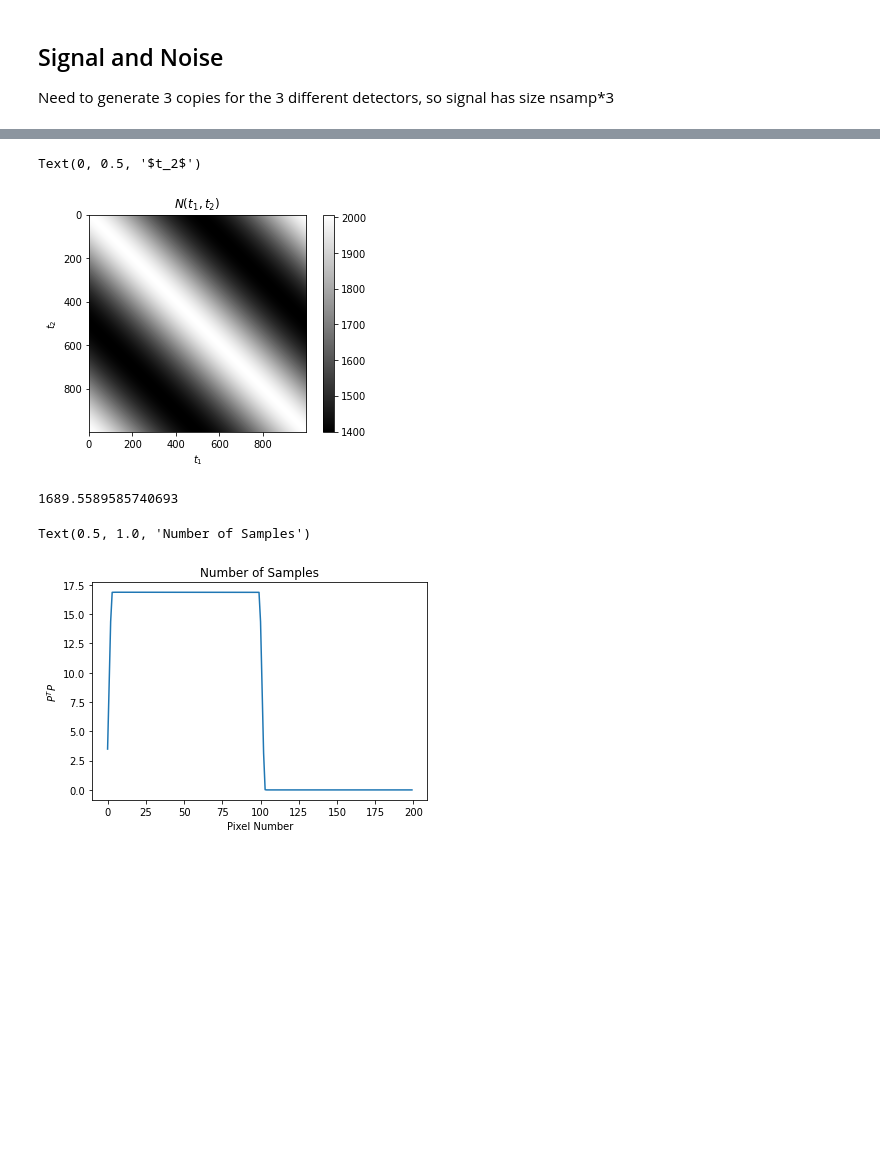
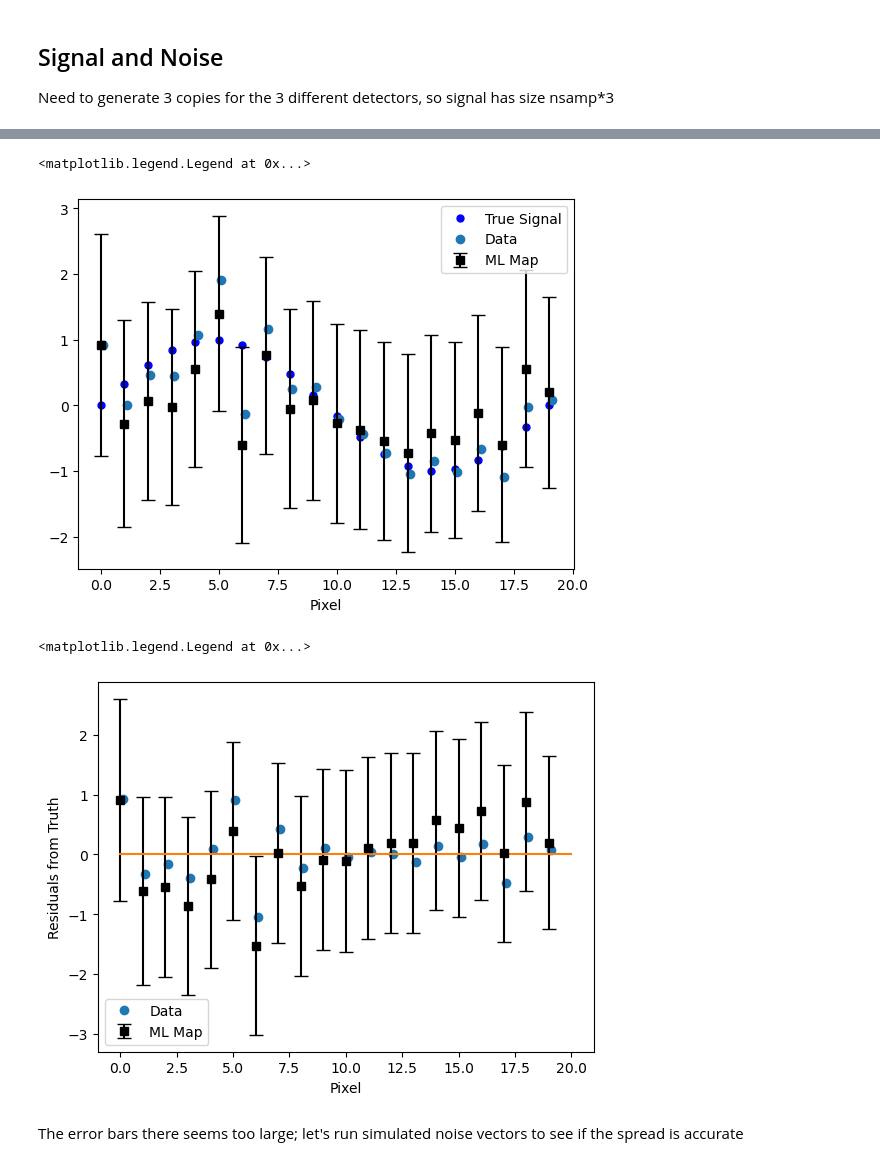
Before and after one commit to dodelson/SPT, a Jupyter notebook: Naess.ipynb, the cells around one changed output, grey strips where cells are left out. Cells and saved outputs as stored; diff of their text form; code cells hidden in the pictures; blank space fills up the shorter version.

```diff
--- a/Naess.ipynb
+++ b/Naess.ipynb
@@ -257,30 +257,34 @@ so if one pixel has large noise so will all the others and all will give a simil
 import numpy as np
 
 # Define simulation parameters
-nsamp = 1000  # Number of time samples
-npix = 200   # Number of sky pixels
+nsamp = 100  # Number of time samples
+npix = 20  # Number of sky pixels
 N_det = 3    # Number of detectors
 det_spacing = 1  # Separation between detectors in pixels
 sigma = 0.5  # Beam width in pixel units
 
 # Simulated pointing locations for the first detector
-pix = np.linspace(0, 100, nsamp)  # Example: Detector sweeps across pixels
-signal=np.zeros(nsamp*N_det)
+location = np.linspace(0, npix, nsamp)  # Example: Detector sweeps across pixels
 # Extend to multiple detectors (each shifted by det_spacing)
 detector_offsets = np.arange(N_det) * det_spacing  # Offsets for each detector
 
 # Initialize the pointing matrix with multiple detectors
 Pw = np.zeros((nsamp * N_det, npix))
 
+eps = 1e-12  # Small value to prevent division by zero
 # Fill the pointing matrix
 for d, offset in enumerate(detector_offsets):  # Loop over detectors
-    for i, p in enumerate(pix):  # Loop over time samples
+    for i, p in enumerate(location):  # Loop over time samples
         index = i + d * nsamp  # New index for multiple detectors
         for j in range(npix):  # Loop over sky pixels
             Pw[index, j] = np.exp(-0.5 * ((p + offset - j) / sigma) ** 2)  # Gaussian weight
-            THIS MIGHT BE WRONG; need to put in offset signal
-            signal[index] = np.sin(2*np.pi*pix[i]/npix)
-        Pw[index, :] /= np.sum(Pw[index, :])  # Normalize row to sum to 1
+        row_sum = np.sum(Pw[index, :])
+        if row_sum > 0:  # Only normalize if row sum is nonzero
+            Pw[index, :] /= row_sum
+        else:
+            print(f"Warning: Row {index} has all zeros and cannot be normalized.")
+        #Pw[index, :] /= (np.sum(Pw[index, :]) + eps)  # Add small constant
+# Normalize row to sum to 1
 
 # Pw now has shape (nsamp * N_det, npix), meaning all detectors are included
 # %% [markdown]
@@ -301,6 +328,6 @@ print(F[0,0],F[99,99])
 # %%
-#plt.plot(pix,signal[:nsamp])
-#plt.plot(pix,signal[nsamp:2*nsamp])
-plt.plot(pix,signal[2*nsamp:])
+data=Pw.dot(signal)+ correlated_noise
+plt.plot(correlated_noise,'o')
+plt.plot(Pw.dot(signal),'x')
 # %% [output]
 [<matplotlib.lines.Line2D at 0x...>]
@@ -308,23 +337,29 @@ plt.plot(pix,signal[2*nsamp:])
 # %%
-plt.imshow(np.linalg.inv(F), cmap='gray')  # Use 'gray' for grayscale images, or other colormaps
-plt.colorbar()  # Add a colorbar to show the value mapping
-plt.title('$N(t_1,t_2)$')
-plt.xlabel('$t_1$')
-plt.ylabel('$t_2$')
+## Plot
+#signal_map = np.linalg.solve((Pw.T.dot(Pw)), Pw.dot(signal)) ## Solves P^TP (map) = P^T signal
+data_map = np.linalg.solve((Pw.T.dot(Pw)), Pw.T.dot(data)) ## Solves P^TP (map) = P^T data
+data_map_ml = np.linalg.solve((Pw.T.dot(F).dot(Pw)),Pw.T.dot(F.dot(data)))
+plt.plot(range(npix),signal,'ob',ms=5,label='True Signal')
+plt.plot(np.arange(0,npix)+.1,data_map,'o',label='Data')
+error=np.sqrt(np.diag(np.linalg.inv(Pw.T.dot(F).dot(Pw))))
+plt.errorbar(range(npix),data_map_ml,yerr=error,fmt='ks',capsize=5,label='ML Map')
+plt.xlabel('Pixel')
+plt.legend()
 # %% [output]
-Text(0, 0.5, '$t_2$')
+<matplotlib.legend.Legend at 0x...>
-[figure, old version]
+[figure, new version]
-# %%
-plt.plot(range(npix),np.diag(Pw.T.dot(Pw)))
-print(np.sum(np.diag(Pw.T.dot(Pw))))
-plt.xlabel('Pixel Number')
-plt.ylabel('$P^TP$')
-plt.title('Number of Samples')
-## The total number of samples is 1000*3=3000; spread across 200 pixels
-## leaves 15 samples per pixel, but since they are weighted some of the weight is lost outside
-## the 200
-# %% [output]
-1689.5589585740693
-Text(0.5, 1.0, 'Number of Samples')
-[figure, removed]
+# %%
+#look at the residuals
+plt.plot(np.arange(0,npix)+.1,data_map-signal,'o',label='Data')
+error=np.sqrt(np.diag(np.linalg.inv(Pw.T.dot(F).dot(Pw))))
+plt.errorbar(range(npix),data_map_ml-signal,yerr=error,fmt='ks',capsize=5,label='ML Map')
+plt.xlabel('Pixel')
+plt.ylabel('Residuals from Truth')
+plt.plot([0,20],[0,0])
+plt.legend()
+# %% [output]
+<matplotlib.legend.Legend at 0x...>
+[figure, added]
+# %% [markdown]
+The error bars there seems too large; let's run simulated noise vectors to see if the spread is accurate
 # %%
```
Also changed, not shown: parts of 29 cells of this notebook.
